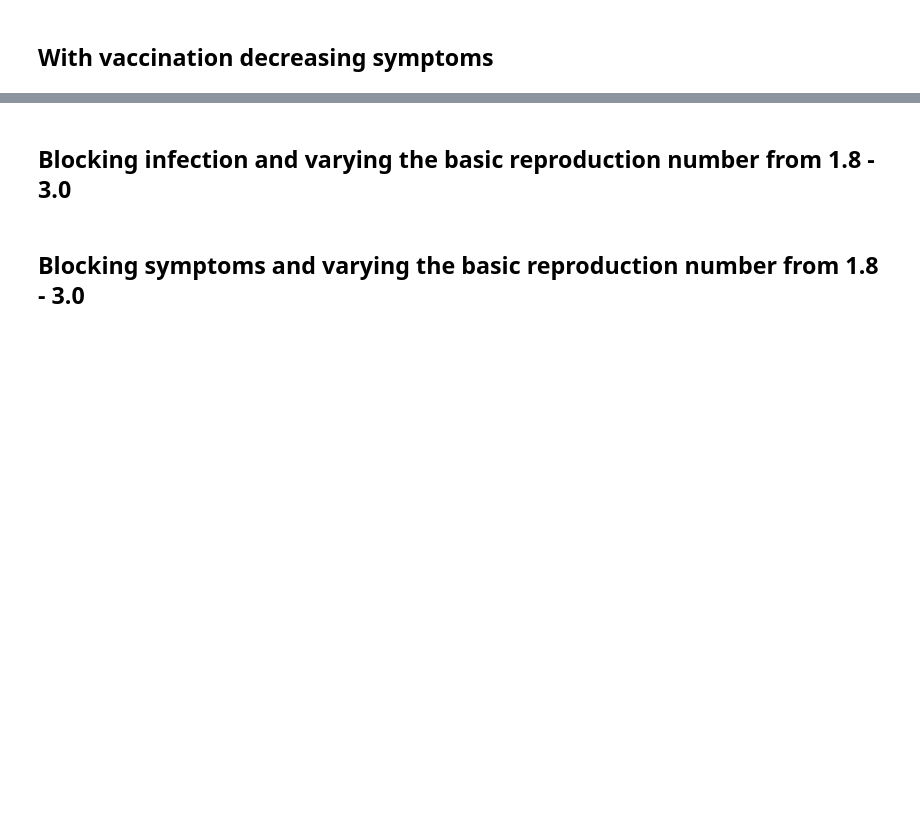
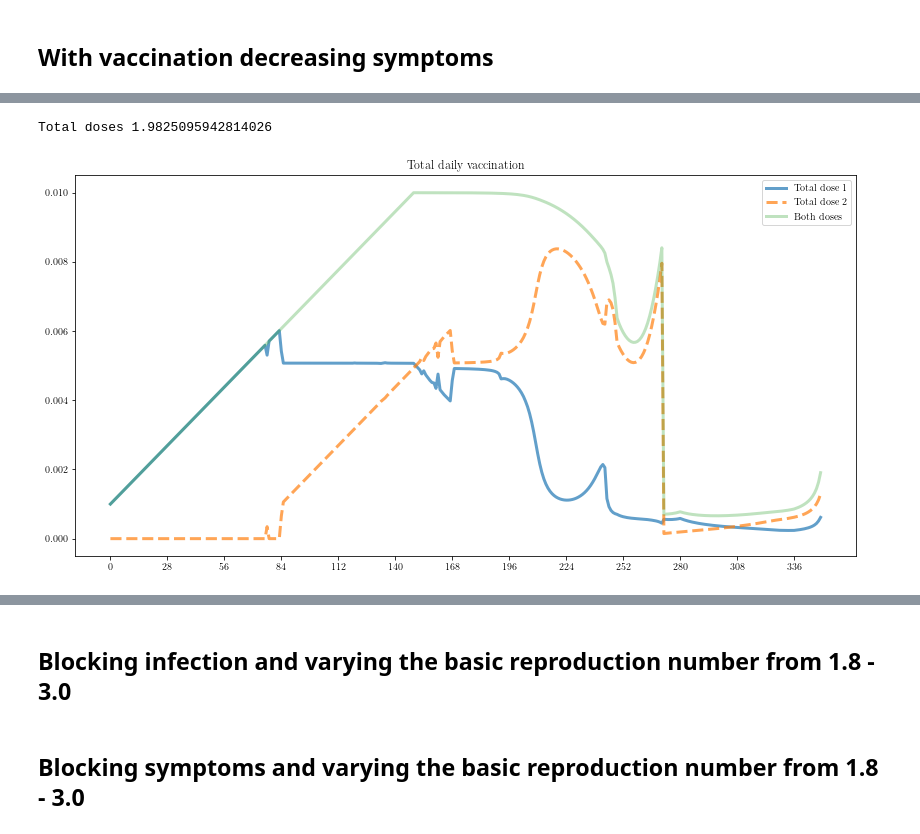
Before and after one commit to pjssilva/Robot-vaccine, a Jupyter notebook: efficacy_sensitivity.ipynb, the cells around one changed output, grey strips where cells are left out. Drawn from its saved outputs; the diff is of its cells as text; code cells hidden in the pictures; blank space fills up the shorter version.

```diff
--- a/efficacy_sensitivity.ipynb
+++ b/efficacy_sensitivity.ipynb
@@ -238,0 +410,18 @@ plt.savefig(figure_all_file)
+# %%
+total_dose1 = retrieve_vaccination_profile(solution, 0, 0)
+for i in range(1, len(bins)):
+    total_dose1 += retrieve_vaccination_profile(solution, i, 0)
+total_dose2 = retrieve_vaccination_profile(solution, 0, 1)
+for i in range(1, len(bins)):
+    total_dose2 += retrieve_vaccination_profile(solution, i, 1)
+total_dose1.plot(lw=3, alpha=0.7, label="Total dose 1")
+total_dose2.plot(lw=3, ls="--", alpha=0.7, label="Total dose 2")
+both = total_dose1 + total_dose2
+both.plot(lw=3, alpha=0.3, label="Both doses")
+plt.xticks(ticks, ticks)
+plt.legend()
+plt.title("Total daily vaccination");
+print("Total doses", sum(both))
+# %% [output]
+Total doses 1.9825095942814026
+[figure, added]
```
Also changed, not shown: parts of 17 cells of this notebook, 4 other files.
